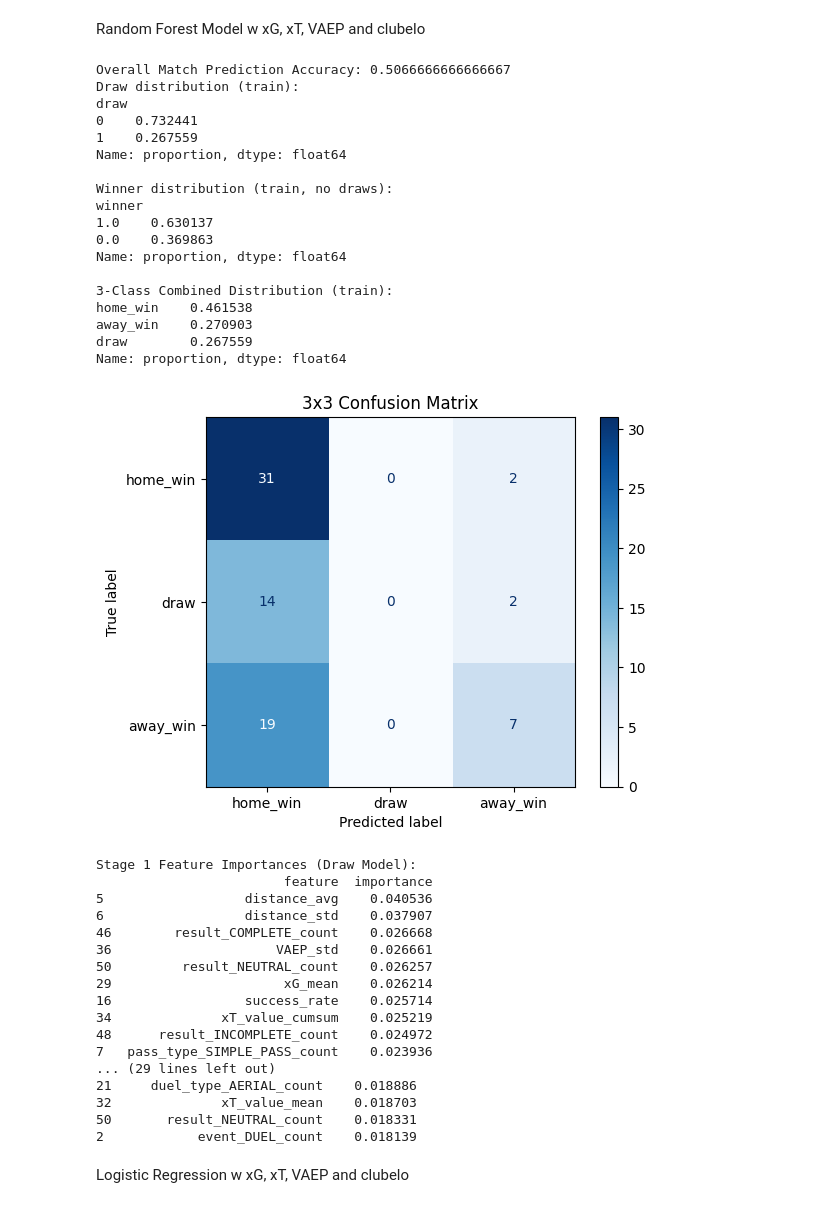
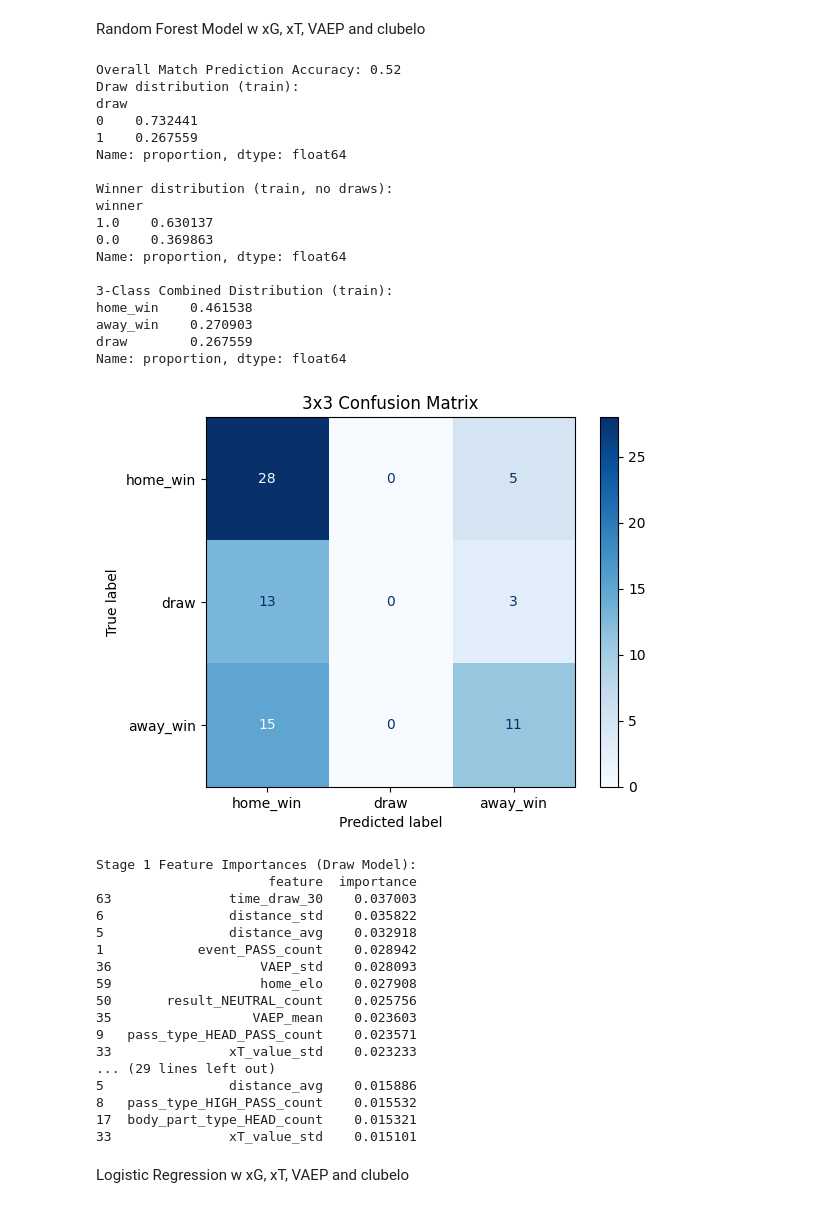
Before and after one commit to gokcnkahramn/cse-552-project, a Jupyter notebook: project.ipynb, the cells around one changed output. Saved outputs shown, nothing was run; the diff lists cells and outputs as text; code cells hidden in the pictures.

```diff
--- a/project.ipynb
+++ b/project.ipynb
@@ -1104,6 +1171,24 @@ Random Forest Model w xG, xT, VAEP and clubelo
 df = full_df.copy()
 df['seconds'] = df['timestamp'].dt.total_seconds()
 first_30_min = df[(df['period_id'] == 1) & (df['seconds'] <= 1800)]
+
+state_df = first_30_min.sort_values(['matchId','seconds']).copy()
+
+state_df['dt'] = (
+    state_df.groupby('matchId')['seconds']
+    .diff()
+    .fillna(state_df['seconds'])
+)
+
+state_time = (
+    state_df
+    .groupby(['matchId','state'])['dt']
+    .sum()
+    .unstack(fill_value=0)
+)
+
+state_time.columns = ['time_trailing_30','time_draw_30','time_leading_30']
+state_time = state_time / 60  # dakikaya çevir
 
 # -------------------------------
 # 2️⃣ Fonksiyon: Mesafe Hesaplama
@@ -1209,6 +1294,13 @@ def clean_column_names(df):
 # -------------------------------
 match_features = summarize_match(first_30_min)
 match_features = clean_column_names(match_features)
+
+match_features = match_features.merge(
+    state_time,
+    left_on='matchId',
+    right_index=True,
+    how='left'
+)
 
 match_results = full_df.groupby('matchId')['match_result'].first().reset_index()
 match_features = match_features.merge(match_results, on='matchId')
@@ -1310,52 +1402,52 @@ feat_imp_stage1 = pd.DataFrame({
 }).sort_values(by='importance', ascending=False)
 
 print("Stage 1 Feature Importances (Draw Model):")
 print(feat_imp_stage1.head(20))
 
 feat_imp_stage2 = pd.DataFrame({
     'feature': X_train_no_draw.columns,
     'importance': model_stage2.feature_importances_
 }).sort_values(by='importance', ascending=False)
 
 print("\nStage 2 Feature Importances (Winner Model):")
 print(feat_imp_stage2.head(20))
 # %% [output]
-Overall Match Prediction Accuracy: 0.5066666666666667
+Overall Match Prediction Accuracy: 0.52
 Draw distribution (train):
 draw
 0    0.732441
 1    0.267559
 Name: proportion, dtype: float64
 
 Winner distribution (train, no draws):
 winner
 1.0    0.630137
 0.0    0.369863
 Name: proportion, dtype: float64
 
 3-Class Combined Distribution (train):
 home_win    0.461538
 away_win    0.270903
 draw        0.267559
 Name: proportion, dtype: float64
-[figure, old version]
+[figure, new version]
 Stage 1 Feature Importances (Draw Model):
-                        feature  importance
-5                  distance_avg    0.040536
-6                  distance_std    0.037907
-46        result_COMPLETE_count    0.026668
-36                     VAEP_std    0.026661
-50         result_NEUTRAL_count    0.026257
-29                      xG_mean    0.026214
-16                 success_rate    0.025714
-34              xT_value_cumsum    0.025219
-48      result_INCOMPLETE_count    0.024972
-7   pass_type_SIMPLE_PASS_count    0.023936
+                      feature  importance
+63               time_draw_30    0.037003
+6                distance_std    0.035822
+5                distance_avg    0.032918
+1            event_PASS_count    0.028942
+36                   VAEP_std    0.028093
+59                   home_elo    0.027908
+50       result_NEUTRAL_count    0.025756
+35                  VAEP_mean    0.023603
+9   pass_type_HEAD_PASS_count    0.023571
+33               xT_value_std    0.023233
 ... (29 lines left out)
-21     duel_type_AERIAL_count    0.018886
-32              xT_value_mean    0.018703
-50       result_NEUTRAL_count    0.018331
-2            event_DUEL_count    0.018139
+5                distance_avg    0.015886
+8   pass_type_HIGH_PASS_count    0.015532
+17  body_part_type_HEAD_count    0.015321
+33               xT_value_std    0.015101
 # %% [markdown]
 Logistic Regression w xG, xT, VAEP and clubelo
 # %%
```
Also changed, not shown: parts of 6 cells of this notebook, 2 other files.
